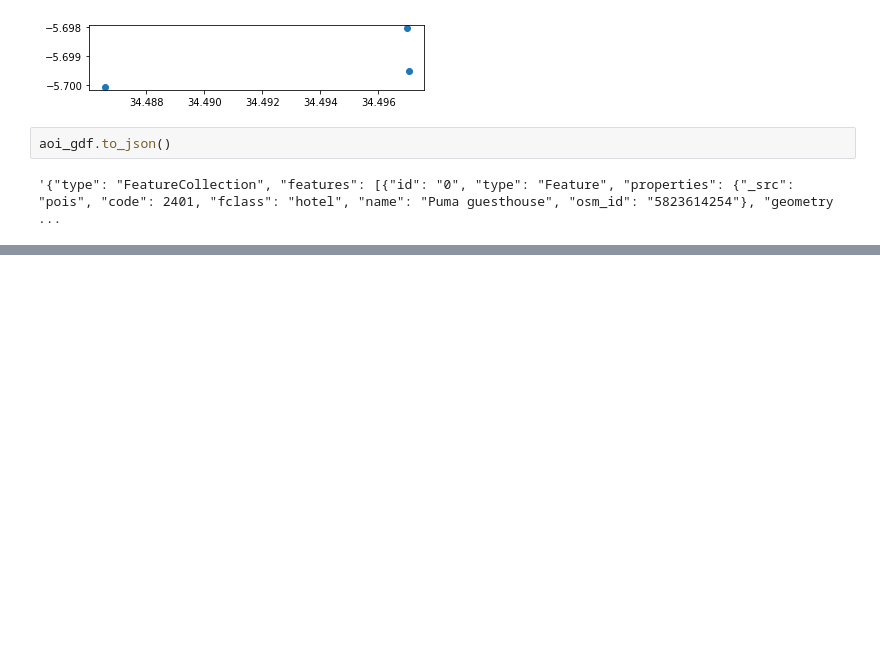
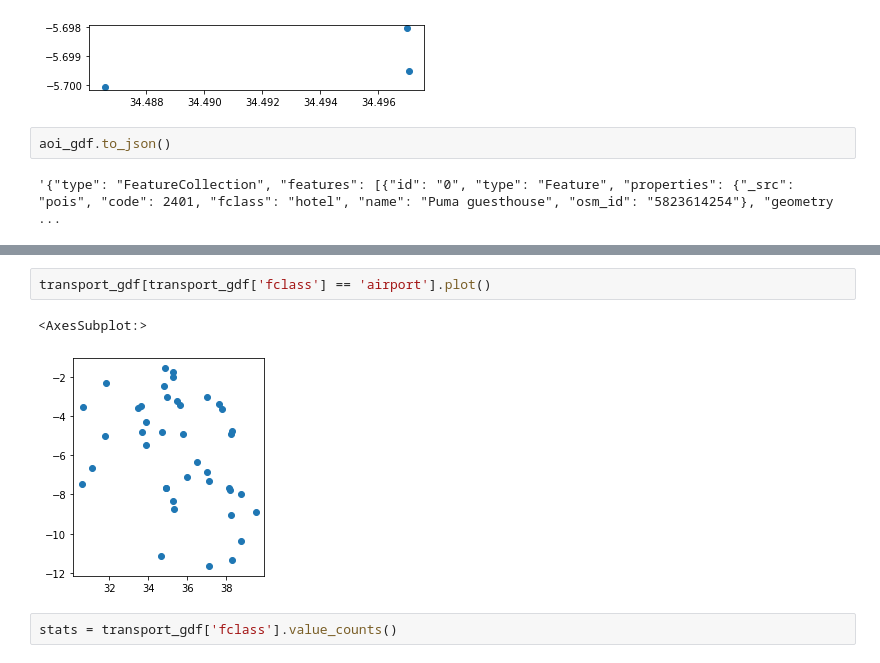
Before and after one commit to MARS-Group-HAW/esida-db, a Jupyter notebook: notebooks/Geofabrik.ipynb, the cells around one changed output, grey strips where cells are left out. Drawn from its saved outputs; the diff is of its cells as text; blank space fills up the shorter version.

```diff
--- a/notebooks/Geofabrik.ipynb
+++ b/notebooks/Geofabrik.ipynb
@@ -86,0 +116,7 @@ aoi_gdf.to_json()
+# %%
+transport_gdf[transport_gdf['fclass'] == 'airport'].plot()
+# %% [output]
+<AxesSubplot:>
+[figure, added]
+# %%
+stats = transport_gdf['fclass'].value_counts()
```
Also changed, not shown: parts of 6 cells of this notebook, 1 other file.
